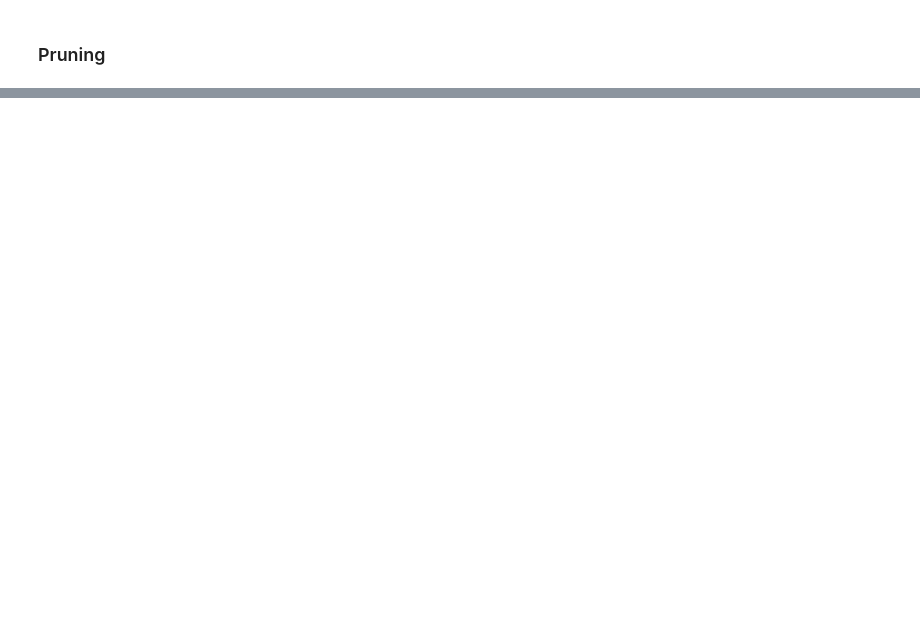
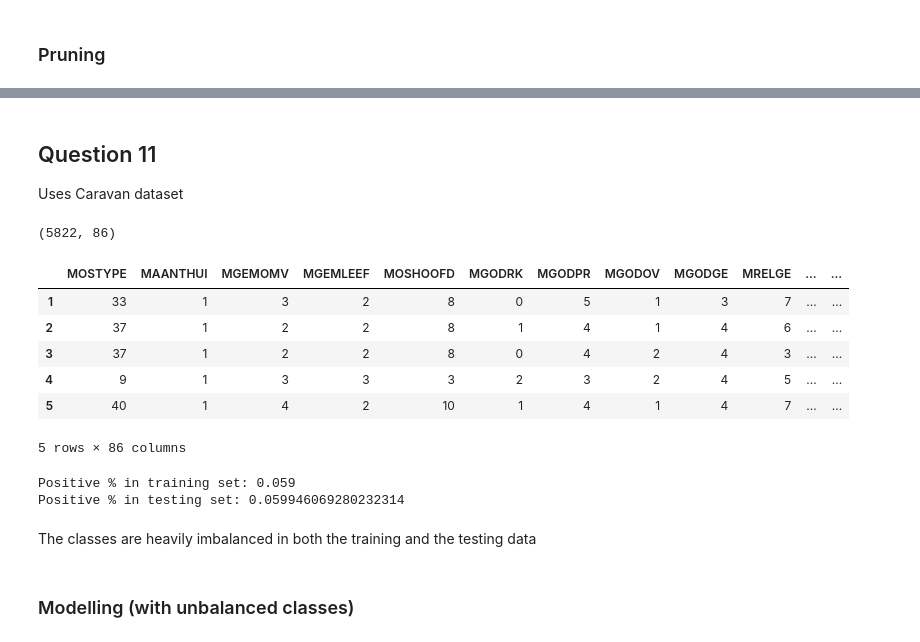
Before and after one commit to Svanazar/ISLR-exercises, a Jupyter notebook: Chapter 8.ipynb, the cells around one changed output, grey strips where cells are left out. Cells and saved outputs as stored; diff of their text form; code cells hidden in the pictures; blank space fills up the shorter version.

```diff
--- a/Chapter 8.ipynb
+++ b/Chapter 8.ipynb
@@ -210,0 +212,16 @@ plt.legend()
+# %% [markdown]
+## Question 11
+Uses Caravan dataset
+# %%
+caravan=pd.read_csv('data/Caravan.csv', index_col=0)
+print(caravan.shape)
+caravan.head()
+# %% [output]
+(5822, 86)
+|  | MOSTYPE | MAANTHUI | MGEMOMV | MGEMLEEF | MOSHOOFD | MGODRK | MGODPR | MGODOV | MGODGE | MRELGE | ... | ... |
+| 1 | 33 | 1 | 3 | 2 | 8 | 0 | 5 | 1 | 3 | 7 | ... | ... |
+| 2 | 37 | 1 | 2 | 2 | 8 | 1 | 4 | 1 | 4 | 6 | ... | ... |
+| 3 | 37 | 1 | 2 | 2 | 8 | 0 | 4 | 2 | 4 | 3 | ... | ... |
+| 4 | 9 | 1 | 3 | 3 | 3 | 2 | 3 | 2 | 4 | 5 | ... | ... |
+| 5 | 40 | 1 | 4 | 2 | 10 | 1 | 4 | 1 | 4 | 7 | ... | ... |
+5 rows × 86 columns
@@ -210,0 +235,11 @@ plt.legend()
+# %%
+caravan['Purchase01'].sum()/len(caravan)
+print(f'Positive % in training set: {y_train.sum()/len(y_train)}')
+print(f'Positive % in testing set: {y_test.sum()/len(y_test)}')
+# %% [output]
+Positive % in training set: 0.059
+Positive % in testing set: 0.059946069280232314
+# %% [markdown]
+The classes are heavily imbalanced in both the training and the testing data
+# %% [markdown]
+### Modelling (with unbalanced classes)
```
Also changed, not shown: parts of 15 cells of this notebook, 1 other file.
